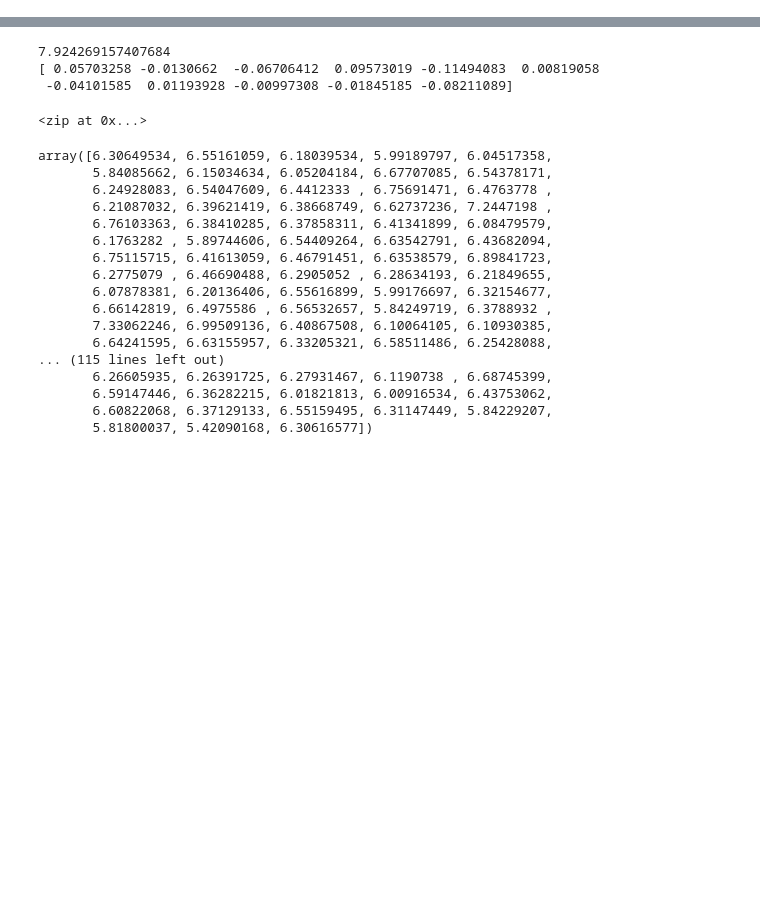
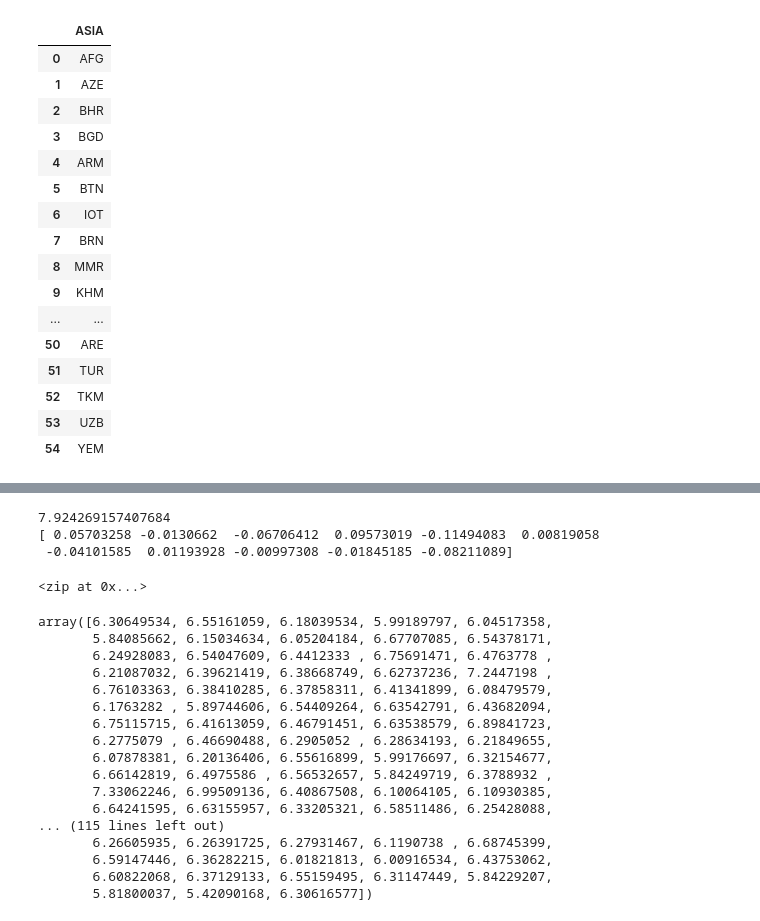
Before and after one commit to ValerieLangat/DS-Project-2---Predictive-Modeling, a Jupyter notebook: dialing_back_as_simple_as_possible.ipynb, the cells around one changed output, grey strips where cells are left out. Drawn from its saved outputs; the diff is of its cells as text; code cells hidden in the pictures; blank space fills up the shorter version.

```diff
--- a/dialing_back_as_simple_as_possible.ipynb
+++ b/dialing_back_as_simple_as_possible.ipynb
@@ -57,0 +145,21 @@ data.rename(columns = {'ECONOMIC FREEDOM':'ECONOMIC_FREEDOM'}, inplace = True)
+# %%
+now = pd.read_csv('https://raw.githubusercontent.com/ValerieLangat/DS-Project-2---Predictive-Modeling/master/asia%20iso%20codes.csv')
+now
+# %% [output]
+|  | ASIA |
+| 0 | AFG |
+| 1 | AZE |
+| 2 | BHR |
+| 3 | BGD |
+| 4 | ARM |
+| 5 | BTN |
+| 6 | IOT |
+| 7 | BRN |
+| 8 | MMR |
+| 9 | KHM |
+| ... | ... |
+| 50 | ARE |
+| 51 | TUR |
+| 52 | TKM |
+| 53 | UZB |
+| 54 | YEM |
```
Also changed, not shown: parts of 22 cells of this notebook.
